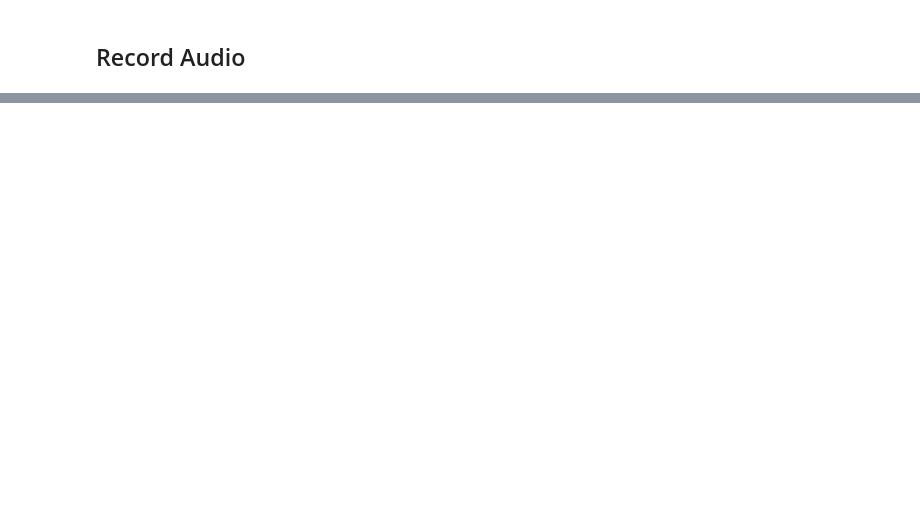
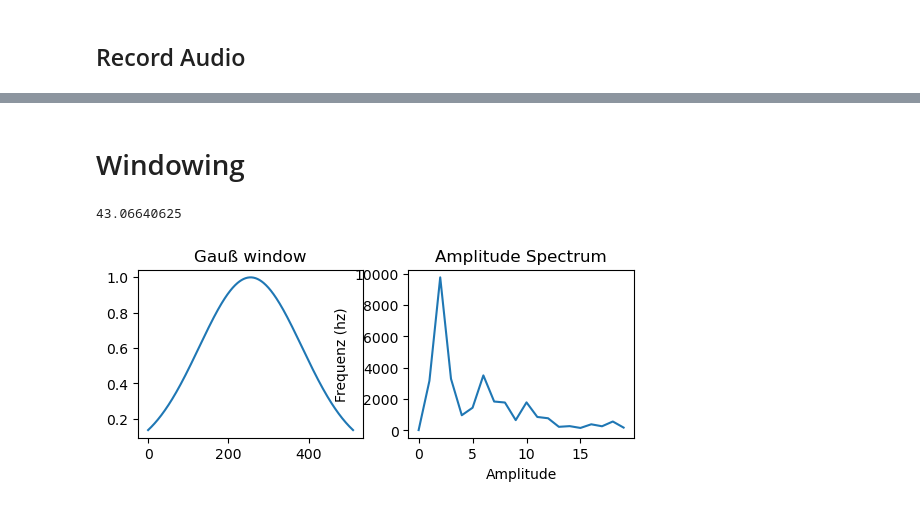
Before and after one commit to hannesbrugger/Signale-und-Systeme, a Jupyter notebook: Versuch4/versuch4.ipynb, the cells around one changed output, grey strips where cells are left out. Saved outputs shown, nothing was run; the diff lists cells and outputs as text; code cells hidden in the pictures; blank space fills up the shorter version.

```diff
--- a/Versuch4/versuch4.ipynb
+++ b/Versuch4/versuch4.ipynb
@@ -46,0 +65,36 @@ ImportError: dlopen(/Users/hannesbrugger/opt/anaconda3/lib/python3.9/site-packag
+# %% [markdown]
+# Windowing
+# %%
+print(SAMPLEFREQ/512/2)
+windowSize = 512
+window = scipy.signal.windows.gaussian(windowSize, std=windowSize/4)
+windows_fft = []
+
+for i in range(0, SAMPLEFREQ, int(windowSize/2)):
+    localData = data[i:i+windowSize]
+    if len(localData) != 512:
+        continue
+    localAmpl = np.fft.fft(localData*window)
+    windows_fft.append(localAmpl)
+    # plt.subplot(1,3,1)
+    # plt.plot(window * localData)
+    # plt.subplot(1,3,2)
+    # plt.plot(localData)
+    # plt.subplot(1,3,3)
+    # plt.plot(window)
+    # plt.show()
+    # break
+mean_fft = np.array(windows_fft).mean(axis=0)
+amplituden = np.abs(mean_fft)
+plt.subplot(2,2,1)
+plt.plot(window)
+plt.title("Gauß window")
+plt.subplot(2,2,2)
+plt.plot(amplituden[:20])
+plt.title("Amplitude Spectrum")
+plt.xlabel("Amplitude")
+plt.ylabel("Frequenz (hz)")
+plt.show()
+# %% [output]
+43.06640625
+[figure, added]
```
Also changed, not shown: parts of 9 cells of this notebook.
